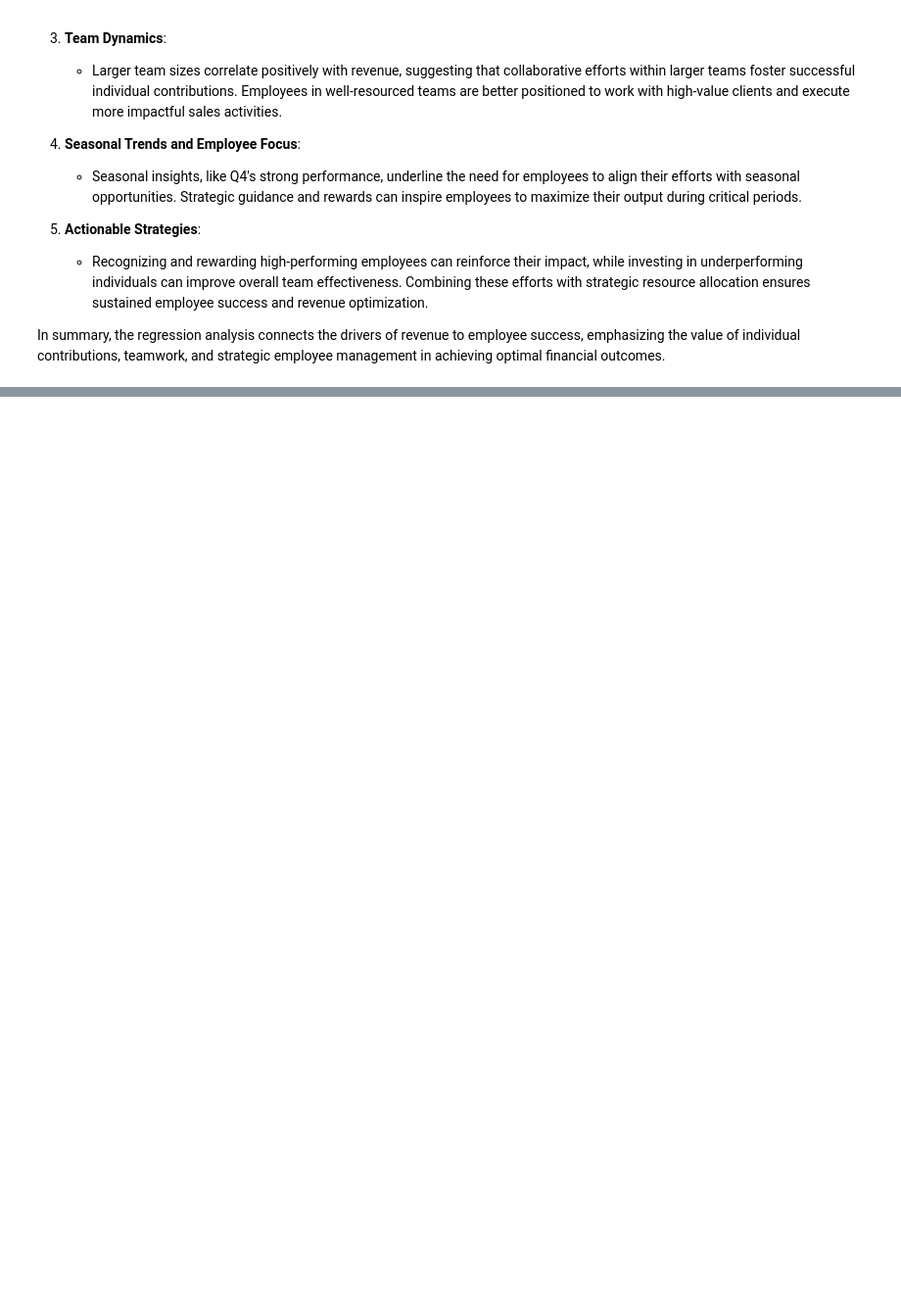
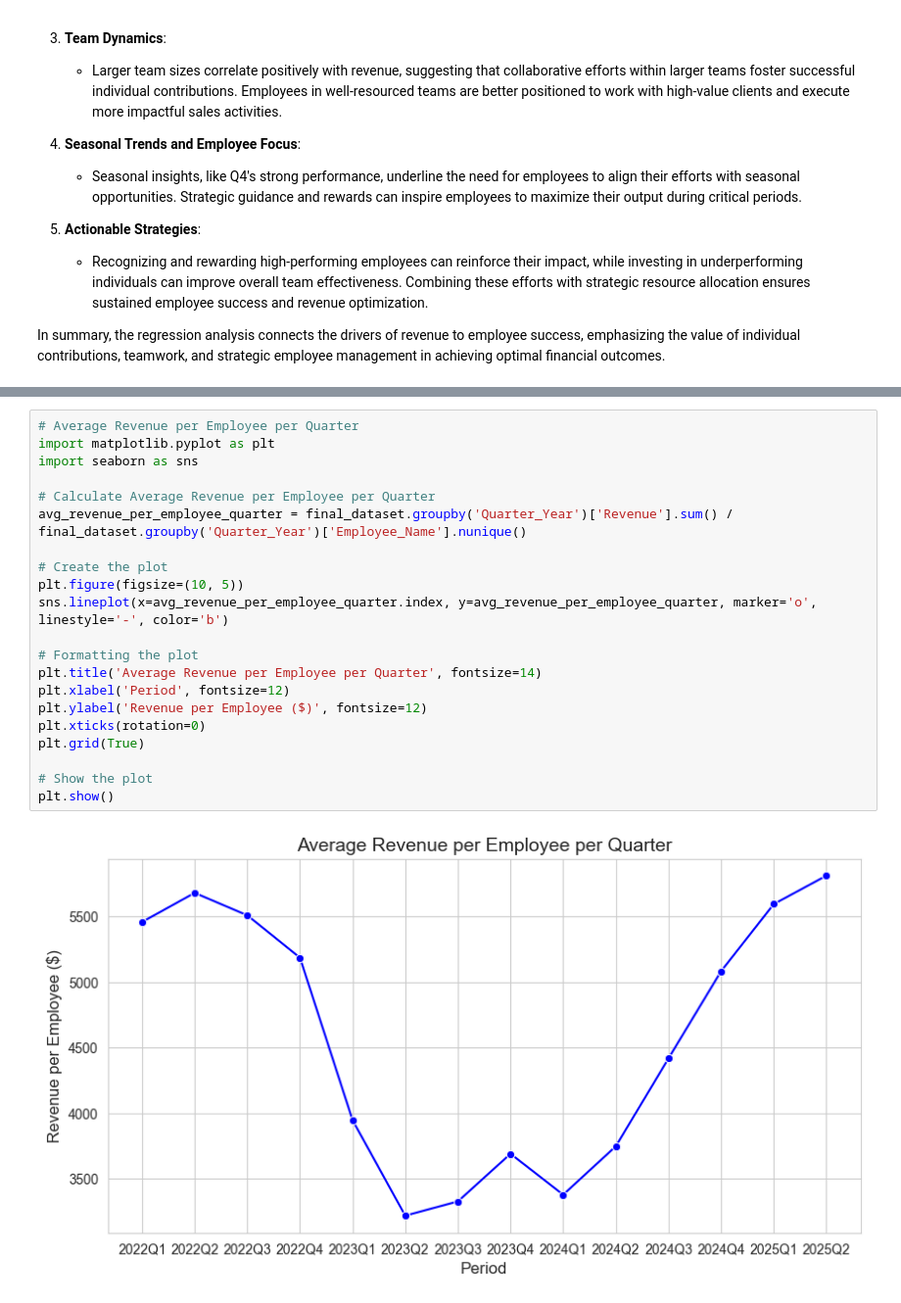
Before and after one commit to mkdataprofessional/forecast_bank, a Jupyter notebook: forecast/forecast.ipynb, the cells around one changed output, grey strips where cells are left out. Shown at 98% size. Cells and saved outputs as stored; diff of their text form; blank space fills up the shorter version.

```diff
--- a/forecast/forecast.ipynb
+++ b/forecast/forecast.ipynb
@@ -931,0 +925,23 @@ In summary, the regression analysis connects the drivers of revenue to employee
+# %%
+# Average Revenue per Employee per Quarter
+import matplotlib.pyplot as plt
+import seaborn as sns
+
+# Calculate Average Revenue per Employee per Quarter
+avg_revenue_per_employee_quarter = final_dataset.groupby('Quarter_Year')['Revenue'].sum() / final_dataset.groupby('Quarter_Year')['Employee_Name'].nunique()
+
+# Create the plot
+plt.figure(figsize=(10, 5))
+sns.lineplot(x=avg_revenue_per_employee_quarter.index, y=avg_revenue_per_employee_quarter, marker='o', linestyle='-', color='b')
+
+# Formatting the plot
+plt.title('Average Revenue per Employee per Quarter', fontsize=14)
+plt.xlabel('Period', fontsize=12)
+plt.ylabel('Revenue per Employee ($)', fontsize=12)
+plt.xticks(rotation=0)
+plt.grid(True)
+
+# Show the plot
+plt.show()
+# %% [output]
+[figure, added]
```
Also changed, not shown: parts of 32 cells of this notebook.
